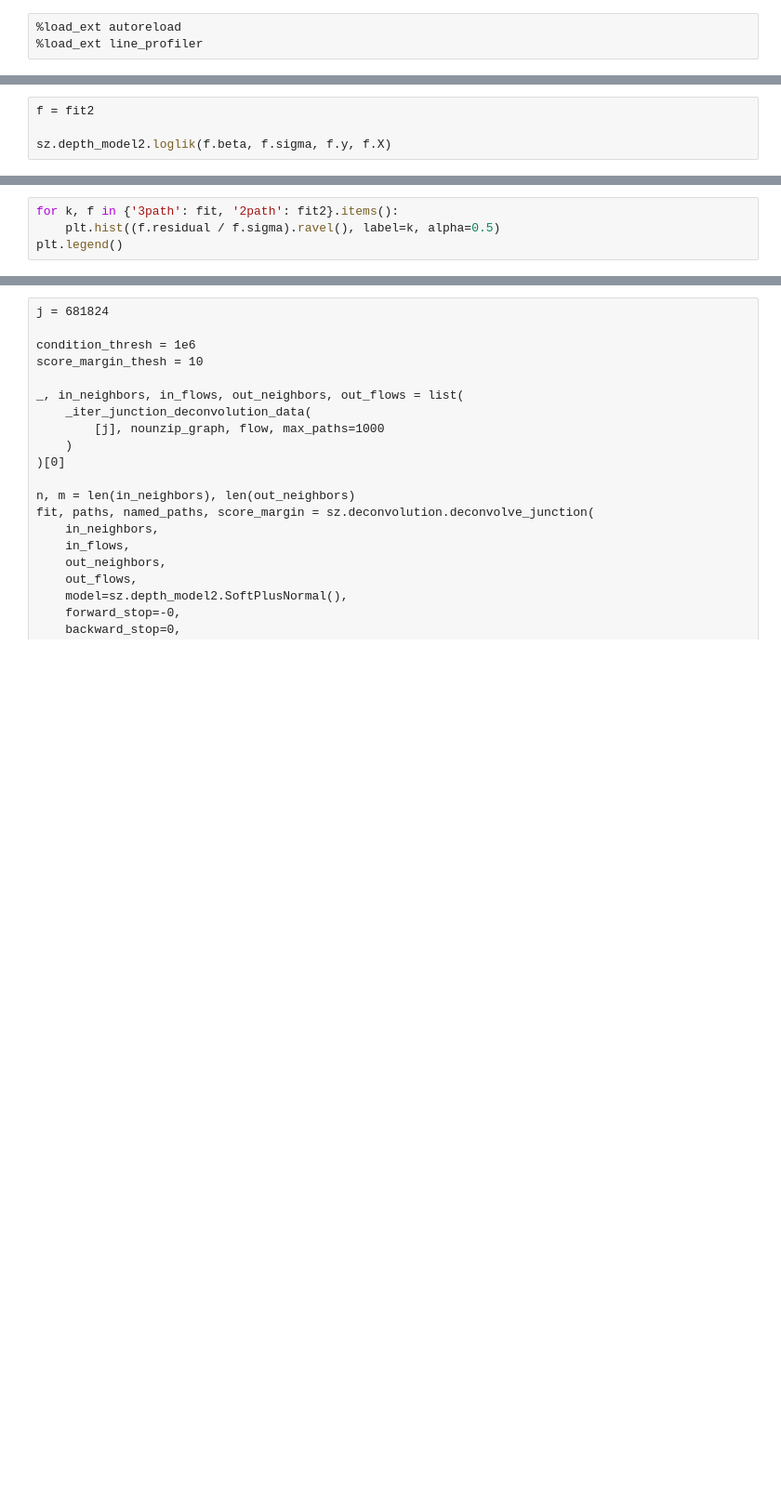
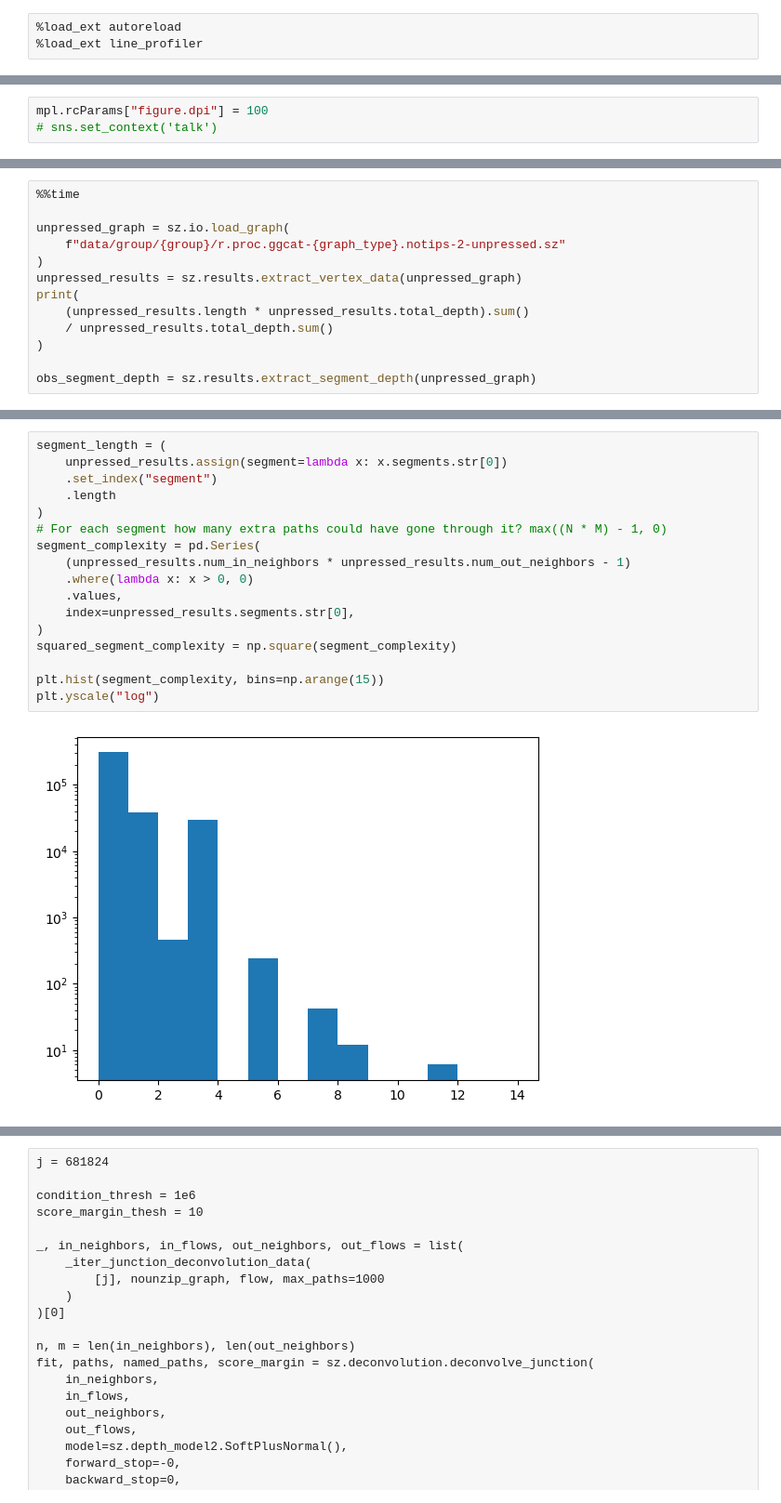
Before and after one commit to bsmith89/strain-aware-assembly, a Jupyter notebook: nb/explore_results.ipynb, the cells around one changed output, grey strips where cells are left out. Shown at 93% size. Drawn from its saved outputs; the diff is of its cells as text; blank space fills up the shorter version.

```diff
--- a/nb/explore_results.ipynb
+++ b/nb/explore_results.ipynb
@@ -599,4 +7,0 @@ Docstring:   <no docstring>
-# %%
-f = fit2
-
-sz.depth_model2.loglik(f.beta, f.sigma, f.y, f.X)
@@ -605,4 +7,0 @@ Array(-276.0178, dtype=float32)
-# %%
-for k, f in {'3path': fit, '2path': fit2}.items():
-    plt.hist((f.residual / f.sigma).ravel(), label=k, alpha=0.5)
-plt.legend()
@@ -645,0 +40,3 @@ plt.xscale('symlog', linthresh=1e-4)
+# %%
+mpl.rcParams["figure.dpi"] = 100
+# sns.set_context('talk')
@@ -645,0 +113,13 @@ plt.xscale('symlog', linthresh=1e-4)
+# %%
+%%time
+
+unpressed_graph = sz.io.load_graph(
+    f"data/group/{group}/r.proc.ggcat-{graph_type}.notips-2-unpressed.sz"
+)
+unpressed_results = sz.results.extract_vertex_data(unpressed_graph)
+print(
+    (unpressed_results.length * unpressed_results.total_depth).sum()
+    / unpressed_results.total_depth.sum()
+)
+
+obs_segment_depth = sz.results.extract_segment_depth(unpressed_graph)
@@ -645,0 +130,19 @@ plt.xscale('symlog', linthresh=1e-4)
+# %%
+segment_length = (
+    unpressed_results.assign(segment=lambda x: x.segments.str[0])
+    .set_index("segment")
+    .length
+)
+# For each segment how many extra paths could have gone through it? max((N * M) - 1, 0)
+segment_complexity = pd.Series(
+    (unpressed_results.num_in_neighbors * unpressed_results.num_out_neighbors - 1)
+    .where(lambda x: x > 0, 0)
+    .values,
+    index=unpressed_results.segments.str[0],
+)
+squared_segment_complexity = np.square(segment_complexity)
+
+plt.hist(segment_complexity, bins=np.arange(15))
+plt.yscale("log")
+# %% [output]
+[figure, added]
```
Also changed, not shown: parts of 208 cells of this notebook, 18 other files.
